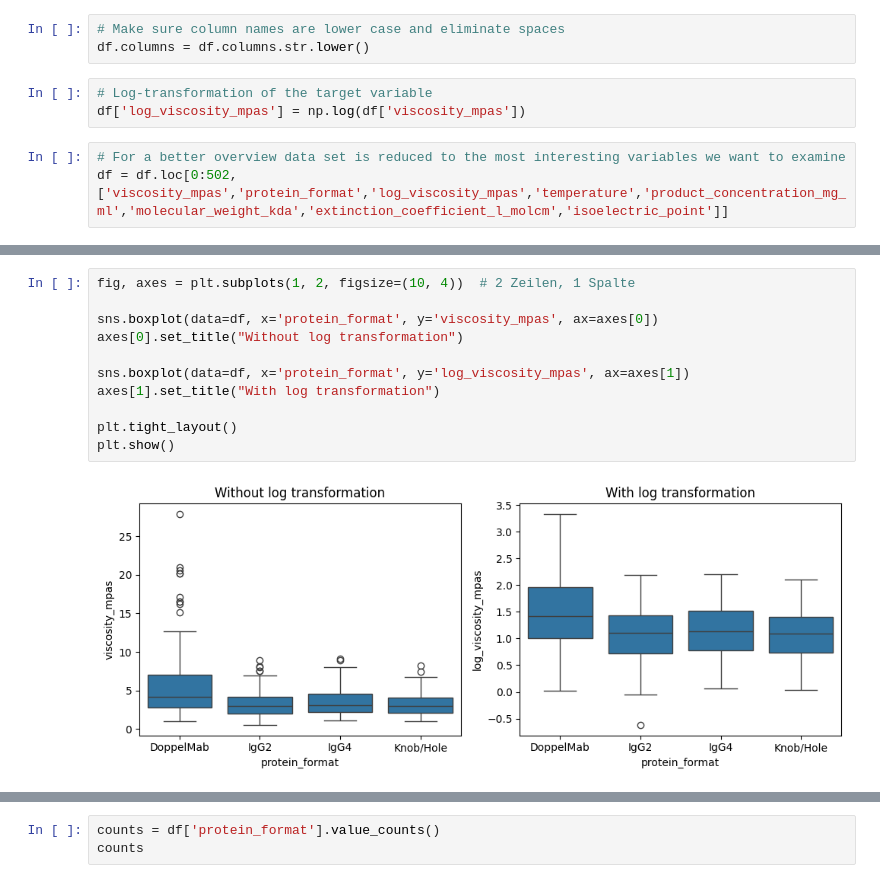
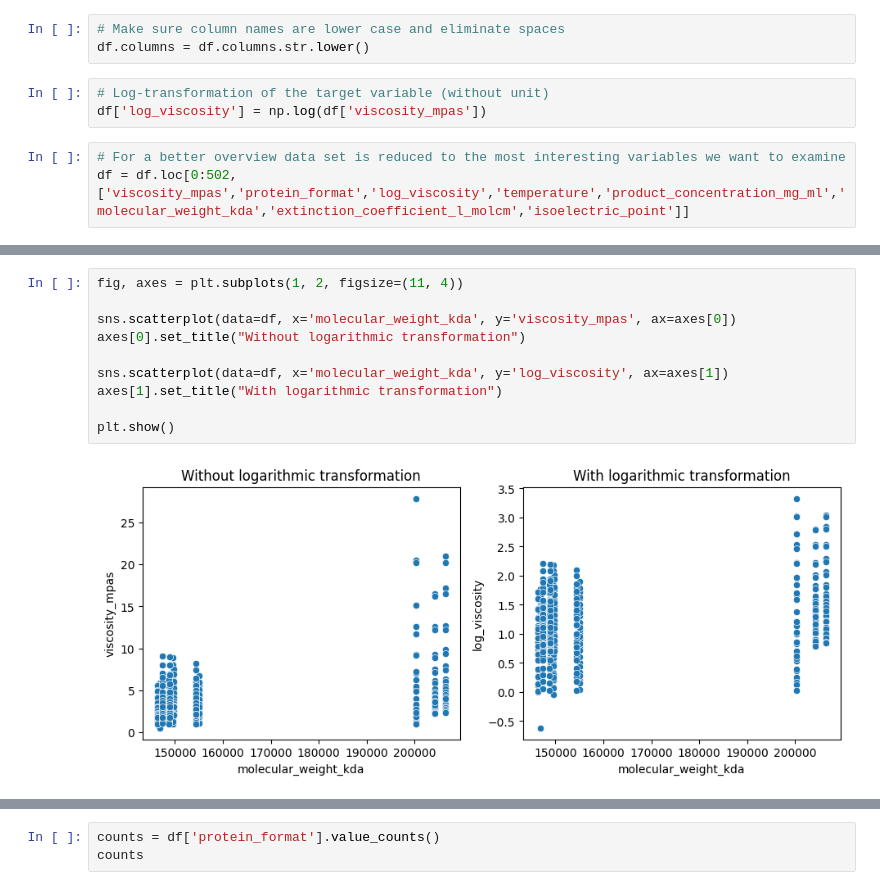
Before and after one commit to hempelt/project, a Jupyter notebook: reports/report.ipynb, the cells around one changed output, grey strips where cells are left out. Drawn from its saved outputs; the diff is of its cells as text.

```diff
--- a/reports/report.ipynb
+++ b/reports/report.ipynb
@@ -128,8 +130,8 @@ df['protein_format'] = pd.Categorical(df['protein_format'])
 # Make sure column names are lower case and eliminate spaces
 df.columns = df.columns.str.lower()
 # %%
-# Log-transformation of the target variable
-df['log_viscosity_mpas'] = np.log(df['viscosity_mpas'])
+# Log-transformation of the target variable (without unit)
+df['log_viscosity'] = np.log(df['viscosity_mpas'])
 # %%
 # For a better overview data set is reduced to the most interesting variables we want to examine
-df = df.loc[0:502,['viscosity_mpas','protein_format','log_viscosity_mpas','temperature','product_concentration_mg_ml','molecular_weight_kda','extinction_coefficient_l_molcm','isoelectric_point']]
+df = df.loc[0:502,['viscosity_mpas','protein_format','log_viscosity','temperature','product_concentration_mg_ml','molecular_weight_kda','extinction_coefficient_l_molcm','isoelectric_point']]
@@ -182,13 +189,12 @@ The relationship between the logarithm of the measured viscosity (in mPas) and t
 # %%
-fig, axes = plt.subplots(1, 2, figsize=(10, 4))  # 2 Zeilen, 1 Spalte
+fig, axes = plt.subplots(1, 2, figsize=(11, 4))
 
-sns.boxplot(data=df, x='protein_format', y='viscosity_mpas', ax=axes[0])
-axes[0].set_title("Without log transformation")
+sns.scatterplot(data=df, x='molecular_weight_kda', y='viscosity_mpas', ax=axes[0])
+axes[0].set_title("Without logarithmic transformation")
 
-sns.boxplot(data=df, x='protein_format', y='log_viscosity_mpas', ax=axes[1])
-axes[1].set_title("With log transformation")
+sns.scatterplot(data=df, x='molecular_weight_kda', y='log_viscosity', ax=axes[1])
+axes[1].set_title("With logarithmic transformation")
 
-plt.tight_layout()
 plt.show()
 # %% [output]
-[figure, old version]
+[figure, new version]
```
Also changed, not shown: parts of 27 cells of this notebook.
